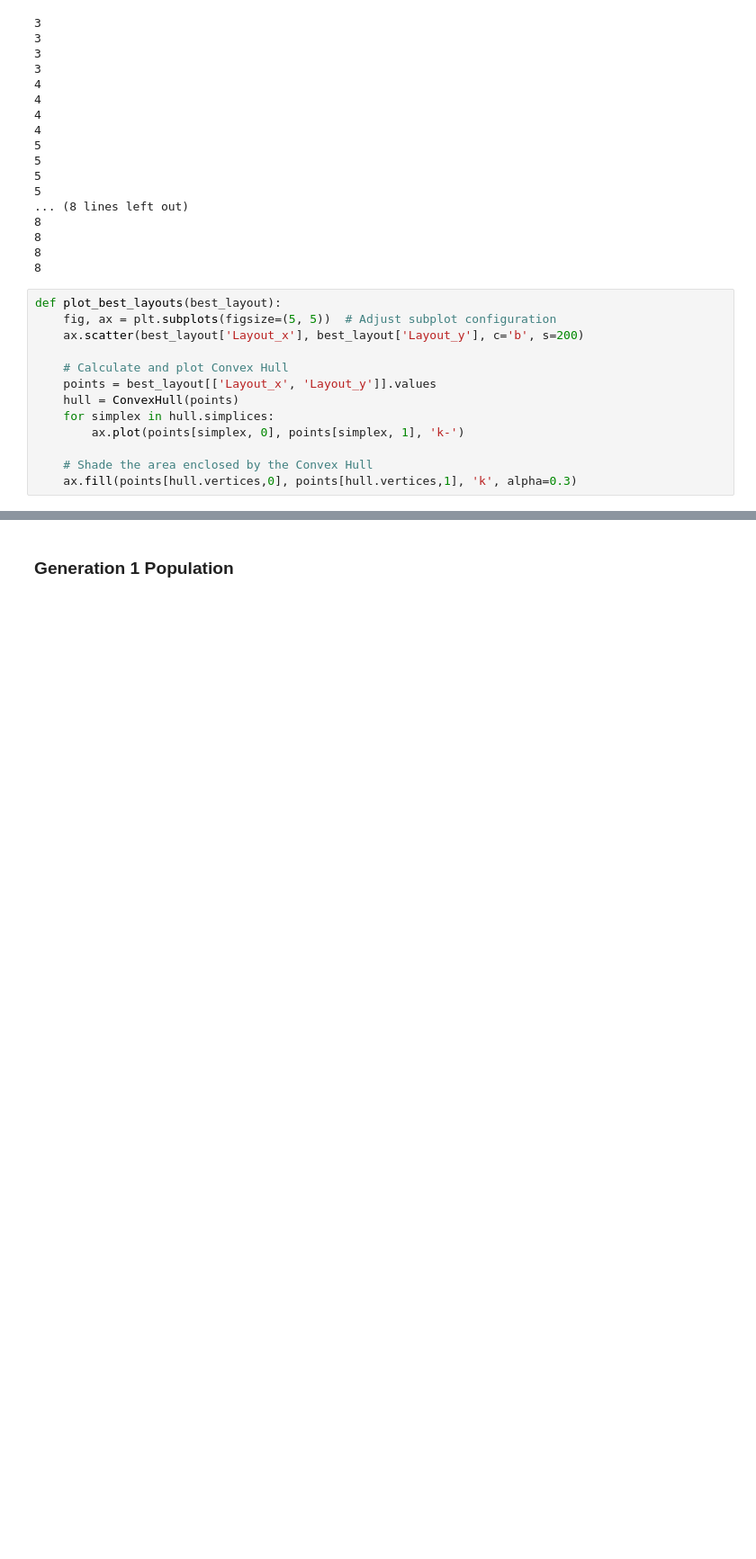
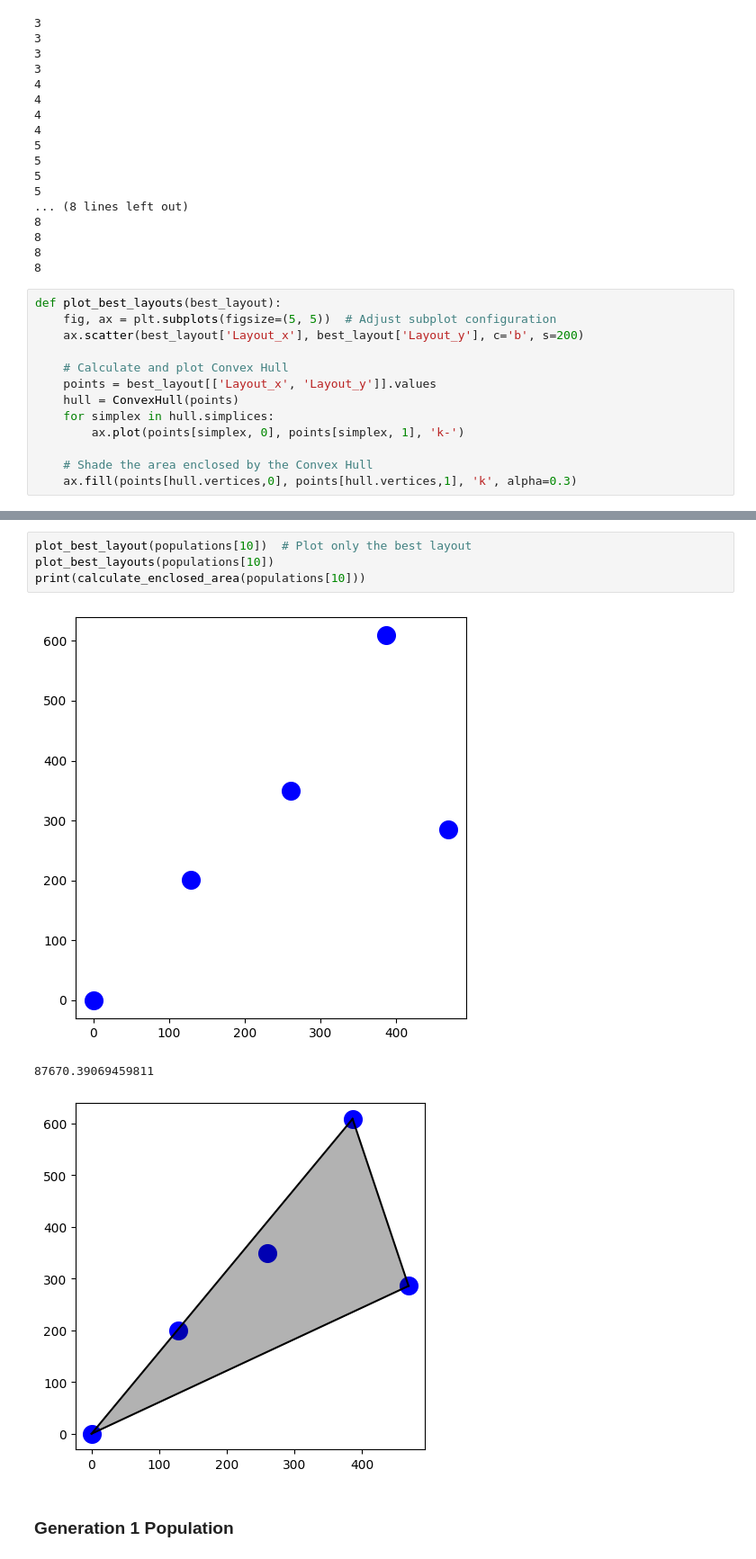
Before and after one commit to disi98/portfolio_website, a Jupyter notebook: genetic_a.ipynb, the cells around one changed output, grey strips where cells are left out. Shown at 90% size. Cells and saved outputs as stored; diff of their text form; blank space fills up the shorter version.

```diff
--- a/genetic_a.ipynb
+++ b/genetic_a.ipynb
@@ -245,3 +237,11 @@ len(best_layout)
+# %%
+plot_best_layout(populations[10])  # Plot only the best layout
+plot_best_layouts(populations[10])
+print(calculate_enclosed_area(populations[10]))
+# %% [output]
+[figure, added]
+87670.39069459811
+[figure, added]
 # %% [markdown]
 ### Generation 1 Population
 # %%
```
Also changed, not shown: parts of 6 cells of this notebook, 14 other files.
